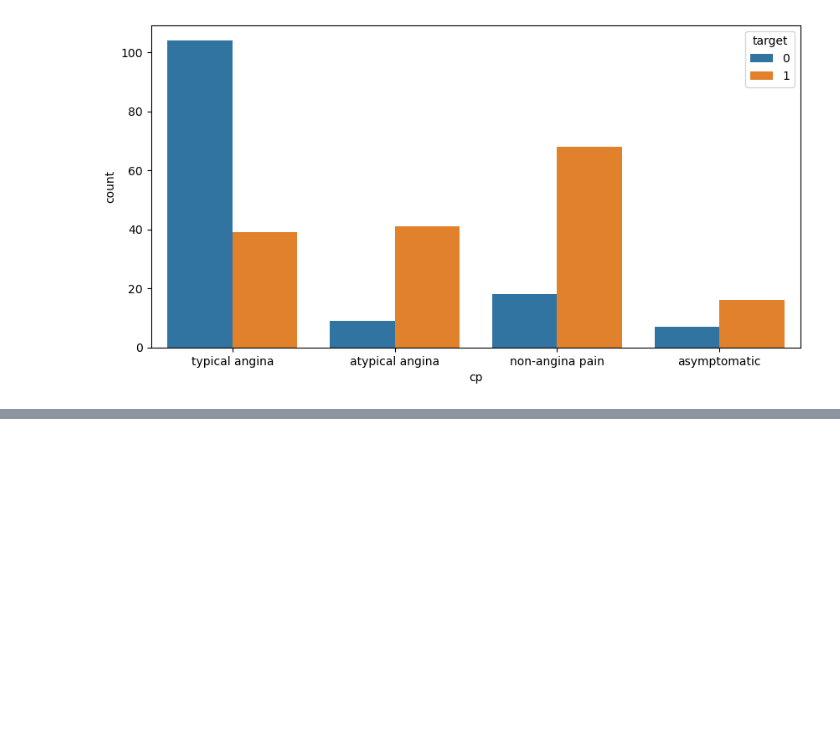
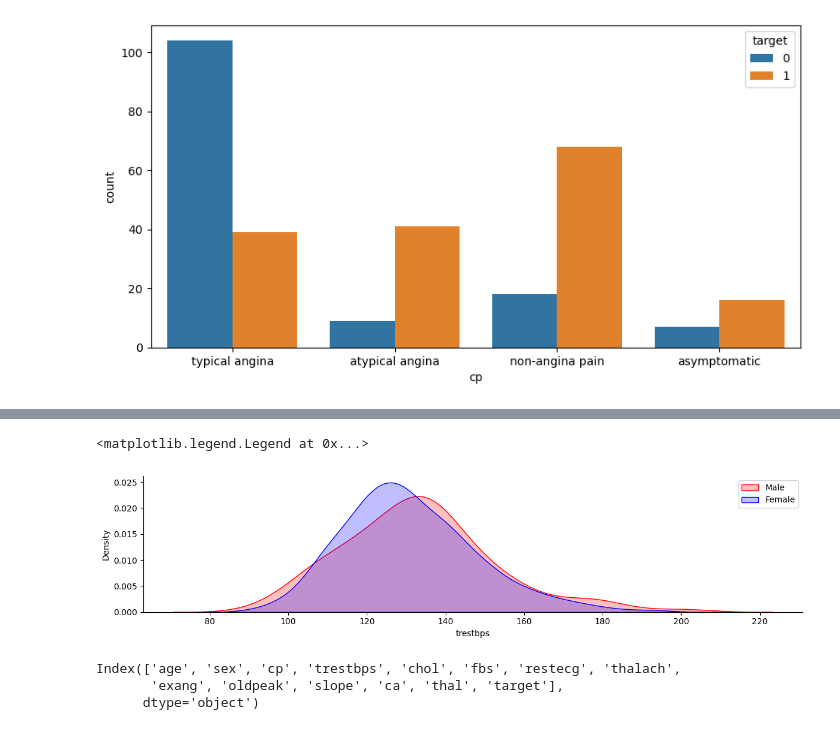
Before and after one commit to AlisTamang10/Python-Basics, a Jupyter notebook: Data Analysis/Data Visualization on Heart Disease .ipynb, the cells around one changed output, grey strips where cells are left out. Cells and saved outputs as stored; diff of their text form; code cells hidden in the pictures; blank space fills up the shorter version.

```diff
--- a/Data Analysis/Data Visualization on Heart Disease .ipynb
+++ b/Data Analysis/Data Visualization on Heart Disease .ipynb
@@ -262,0 +354,16 @@ plt.show()
+# %%
+# variable distribution , multiple variable distribution
+g = sns.FacetGrid(df, hue ='sex', aspect = 4 ,palette=['red','blue'])
+g.map(sns.kdeplot,'trestbps',fill = True)
+plt.legend(labels = ['Male','Female'])
+#when you want to visualize the ditribution of a variabe or the relationship betwwn multiple varibales separately
+# %% [output]
+<matplotlib.legend.Legend at 0x...>
+[figure, added]
+# %%
+# serum colestarial
+df.columns
+# %% [output]
+Index(['age', 'sex', 'cp', 'trestbps', 'chol', 'fbs', 'restecg', 'thalach',
+       'exang', 'oldpeak', 'slope', 'ca', 'thal', 'target'],
+      dtype='object')
```
Also changed, not shown: parts of 18 cells of this notebook.
